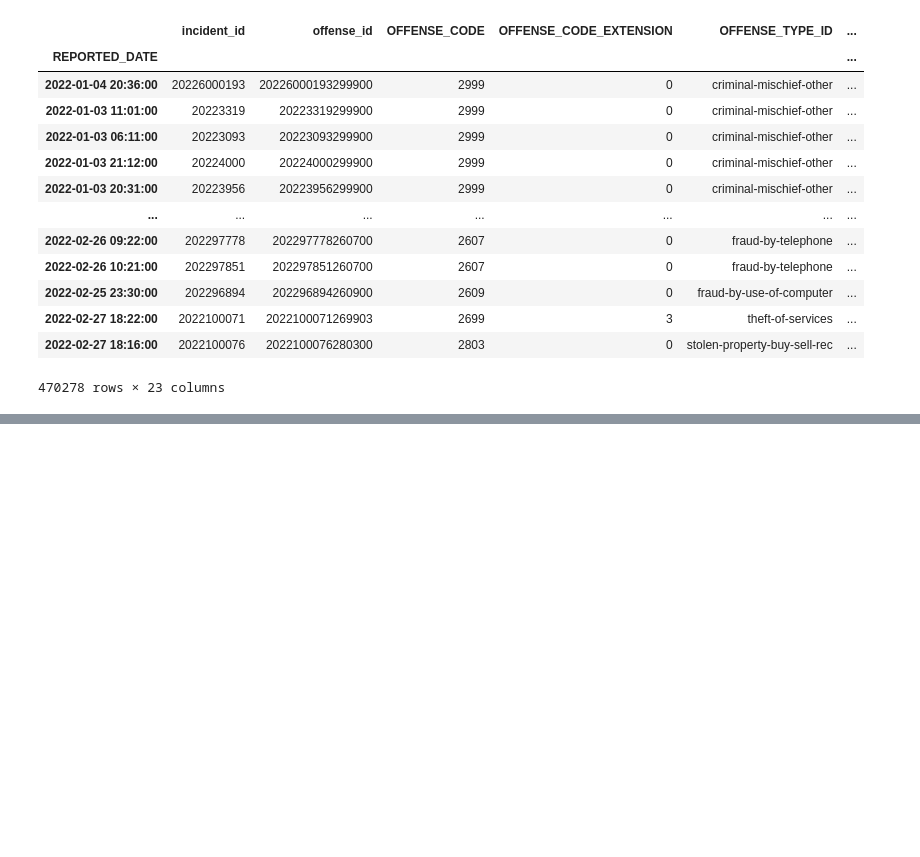
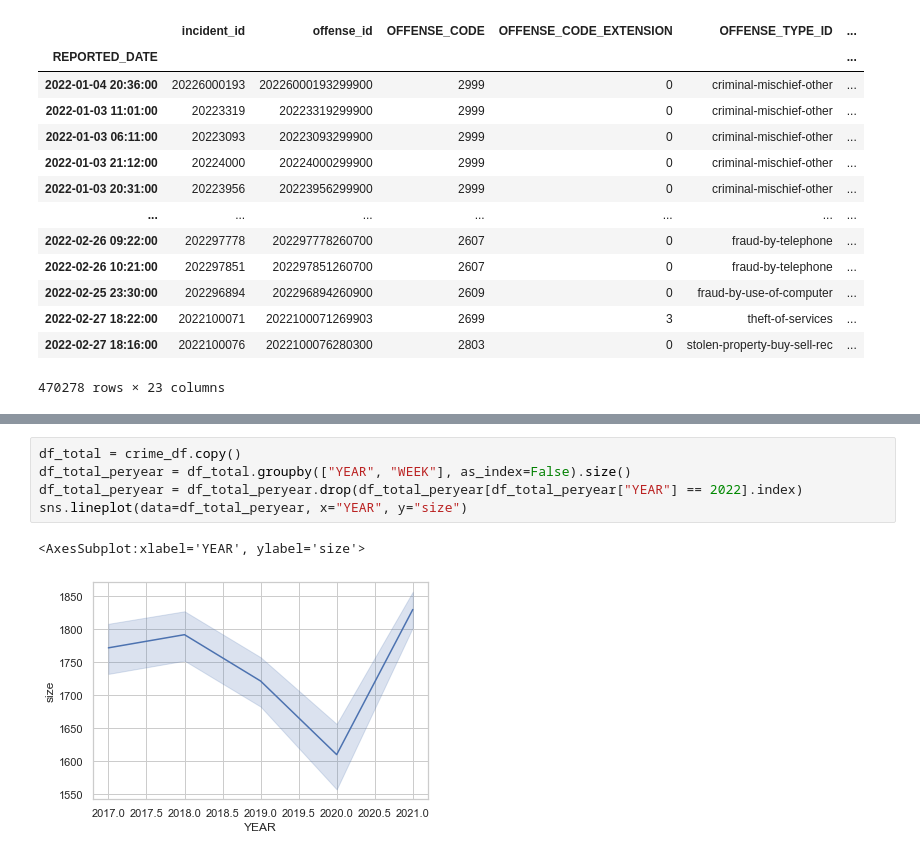
Before and after one commit to KolmschateS/poc-crime, a Jupyter notebook: covid.ipynb, the cells around one changed output, grey strips where cells are left out. Drawn from its saved outputs; the diff is of its cells as text; blank space fills up the shorter version.

```diff
--- a/covid.ipynb
+++ b/covid.ipynb
@@ -118,0 +137,8 @@ plt.show()
+# %%
+df_total = crime_df.copy()
+df_total_peryear = df_total.groupby(["YEAR", "WEEK"], as_index=False).size()
+df_total_peryear = df_total_peryear.drop(df_total_peryear[df_total_peryear["YEAR"] == 2022].index)
+sns.lineplot(data=df_total_peryear, x="YEAR", y="size")
+# %% [output]
+<AxesSubplot:xlabel='YEAR', ylabel='size'>
+[figure, added]
```
Also changed, not shown: parts of 5 cells of this notebook.
